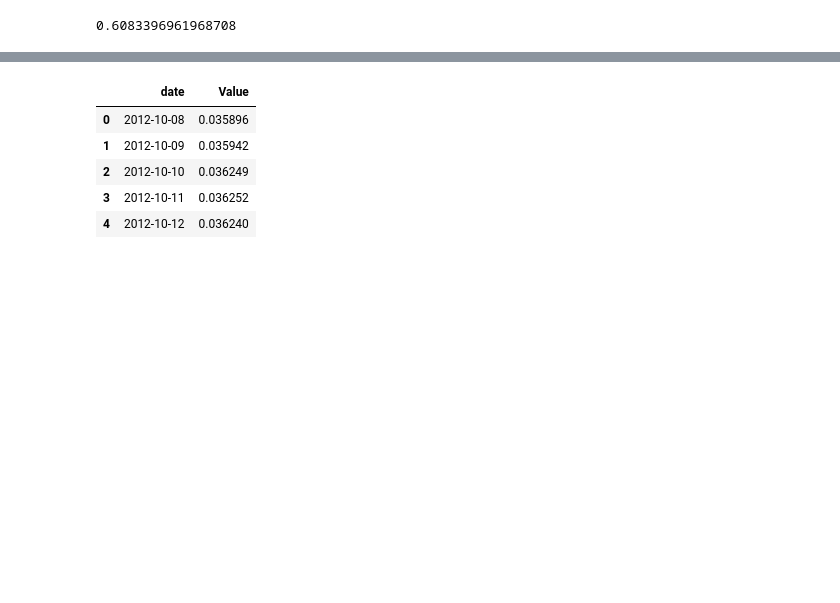
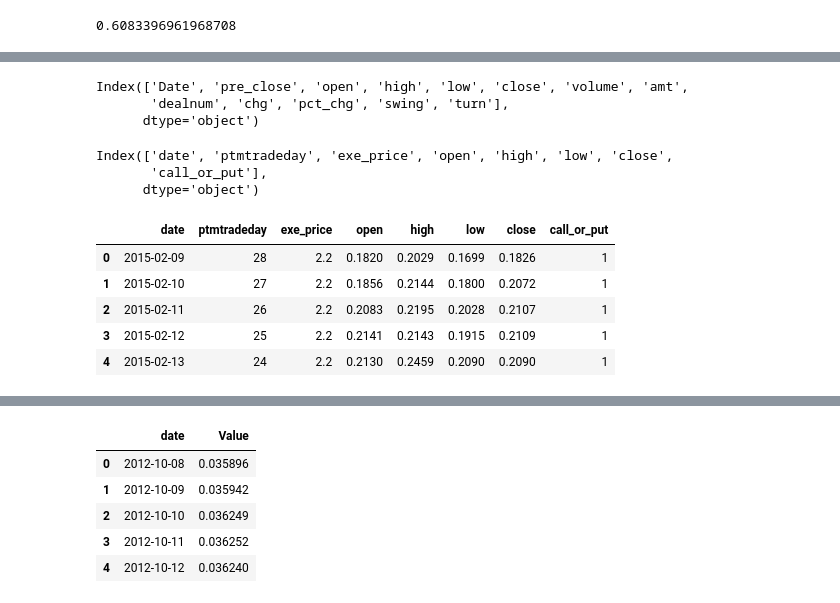
Before and after one commit to Xuanxfan/bodl, a Jupyter notebook: data_processor.ipynb, the cells around one changed output, grey strips where cells are left out. Cells and saved outputs as stored; diff of their text form; code cells hidden in the pictures; blank space fills up the shorter version.

```diff
--- a/data_processor.ipynb
+++ b/data_processor.ipynb
@@ -82,0 +120,24 @@ find_vol_newton(3.32, 3.4, 0.018,73, 0.33, 'call')
+# %%
+tf50 = pd.read_excel(r'.\data\50etf_df.xlsx')
+tf50.columns
+# %% [output]
+Index(['Date', 'pre_close', 'open', 'high', 'low', 'close', 'volume', 'amt',
+       'dealnum', 'chg', 'pct_chg', 'swing', 'turn'],
+      dtype='object')
+# %%
+data.columns
+# %% [output]
+Index(['date', 'ptmtradeday', 'exe_price', 'open', 'high', 'low', 'close',
+       'call_or_put'],
+      dtype='object')
+# %%
+data["date"] = pd.to_datetime(data["date"])
+data = data[['date','ptmtradeday','exe_price', 'open', 'high','low','close', 'call_or_put']]
+data.head()
+# %% [output]
+|  | date | ptmtradeday | exe_price | open | high | low | close | call_or_put |
+| 0 | 2015-02-09 | 28 | 2.2 | 0.1820 | 0.2029 | 0.1699 | 0.1826 | 1 |
+| 1 | 2015-02-10 | 27 | 2.2 | 0.1856 | 0.2144 | 0.1800 | 0.2072 | 1 |
+| 2 | 2015-02-11 | 26 | 2.2 | 0.2083 | 0.2195 | 0.2028 | 0.2107 | 1 |
+| 3 | 2015-02-12 | 25 | 2.2 | 0.2141 | 0.2143 | 0.1915 | 0.2109 | 1 |
+| 4 | 2015-02-13 | 24 | 2.2 | 0.2130 | 0.2459 | 0.2090 | 0.2090 | 1 |
```
Also changed, not shown: parts of 15 cells of this notebook, 1 other file.
